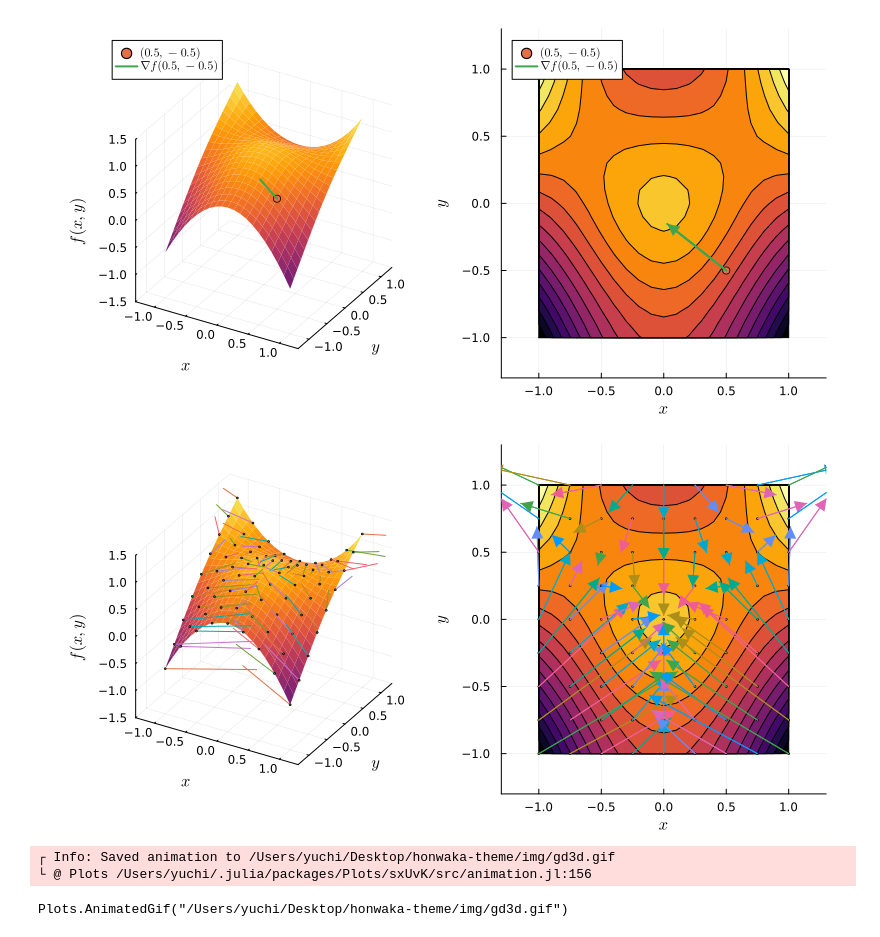
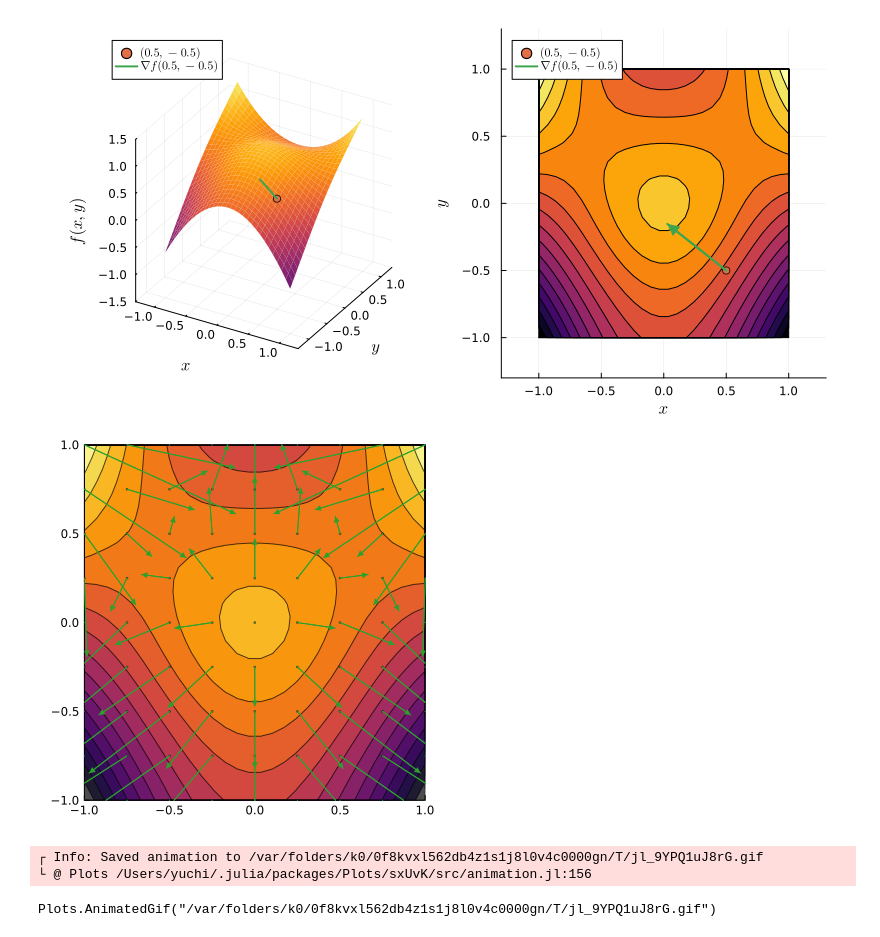
Before and after one commit to abap34/juliatokyo11, a Jupyter notebook: src/intro.ipynb, the cells around one changed output. Drawn from its saved outputs; the diff is of its cells as text; code cells hidden in the pictures.

```diff
--- a/src/intro.ipynb
+++ b/src/intro.ipynb
@@ -8,15 +9,24 @@ f_y(x, y) = x^2 - 2y/(x^2 + y^2 + 1)^2
 # %% [output]
 f_y (generic function with 1 method)
 # %%
-x = -1:0.1:1
-y = -1:0.1:1
+min_x = -1
+max_x = 1
+
+min_y = -1
+max_y = 1
+
+x = range(min_x, max_x, length=30)
+y = range(min_y, max_y, length=30)
+
+p1 = surface(x, y, f, cbar=false, alpha=0.98)
+p2 = contour(x, y, f, fill=true, cbar=false)
 
 
 plot(
-    surface(x, y, f, cbar=false, alpha=0.98),
-    contour(x, y, f, fill=true, cbar=false),
+    p1,
+    p2,
     layout=(1,2), size=(800, 400), legend=false,
-    xlims=(-1.3,1.3), ylims=(-1.3,1.3), zlims=(-1.5,1.5),
+    xlims=(min_x, max_x), ylims=(min_y, max_y),
     camera=(30, 30), xlabel=L"x", ylabel=L"y", zlabel=L"f(x,y)",
 )
 
@@ -66,46 +76,36 @@ plot(
 # %% [output]
 [figure]
 # %%
-p1 = surface(x, y, f, cbar=false, alpha=0.98)
-p2 = contour(x, y, f, fill=true, cbar=false)
+p = contour(x, y, f, fill=true, cbar=false, alpha=0.7)
+
+
+color = get_color_palette(:tab10, 10)
 
 N = 10
 k = 0.5
 
 for _x in -1.0:0.25:1.0, _y in -1.0:0.25:1.0
-    # _x = (rand() - 0.5) * 2
-    # _y = (rand() - 0.5) * 2
+
     _z = f(_x, _y)
-    g_x = f_x(_x, _y)
-    g_y = f_y(_x, _y)
+    g_x = - f_x(_x, _y)
+    g_y = - f_y(_x, _y)
 
     arrow_x = [_x, _x + (k * g_x)]
     arrow_y = [_y, _y + (k * g_y)]
-    arrow_z = [_z, _z]
-    plot!(p1, arrow_x, arrow_y, arrow_z, arrow=(:closed, 1.0), label=nothing, linewidth = 1)
-    scatter!(p1, [_x], [_y], [_z], label=nothing, markersize=1)
-
-
-    arrow_x = [_x, _x + (k * g_x)]
-    arrow_y = [_y, _y + (k * g_y)]
-    scatter!(p2, [_x], [_y], label=nothing, markersize=1)
-    plot!(p2, arrow_x, arrow_y, arrow=(:closed, 100.0), linewidth =1, label=nothing)
+    scatter!(p, [_x], [_y], label=nothing, color=color[1], alpha=0.6, markersize=1)
+    plot!(p, arrow_x, arrow_y, arrow=(:closed, 100.0), linewidth=1, label=nothing, color=color[3])
 end
 
 
-plot(
-    p1,
-    p2,
-    layout=(1,2), size=(800, 400),
-    xlims=(-1.3,1.3), ylims=(-1.3,1.3), zlims=(-1.5,1.5),
-    camera=(30, 30), xlabel=L"x", ylabel=L"y", zlabel=L"f(x,y)",
-)
+xlims!(-1, 1)
+ylims!(-1, 1)
 
 
-# plot(p2)
-savefig("../img/fmany.png")
+plot(p, legend=false, size=(400, 400))
+
+# savefig("../img/gd2d.png")
 # %% [output]
-[figure, old version]
+[figure, new version]
 # %%
 # 勾配降下法の gif
 anim = Animation()
@@ -155,8 +155,8 @@ end
 
 
 # gif(anim, "../img/gd3d.gif", fps = 10)
-gif(anim, "../img/gd3d.gif", fps = 10)
+gif(anim, fps=10)
 # %% [output]
-┌ Info: Saved animation to /Users/yuchi/Desktop/honwaka-theme/img/gd3d.gif
+┌ Info: Saved animation to /var/folders/k0/0f8kvxl562db4z1s1j8l0v4c0000gn/T/jl_9YPQ1uJ8rG.gif
 └ @ Plots /Users/yuchi/.julia/packages/Plots/sxUvK/src/animation.jl:156
-Plots.AnimatedGif("/Users/yuchi/Desktop/honwaka-theme/img/gd3d.gif")
+Plots.AnimatedGif("/var/folders/k0/0f8kvxl562db4z1s1j8l0v4c0000gn/T/jl_9YPQ1uJ8rG.gif")
```
Also changed, not shown: parts of 8 cells of this notebook.
